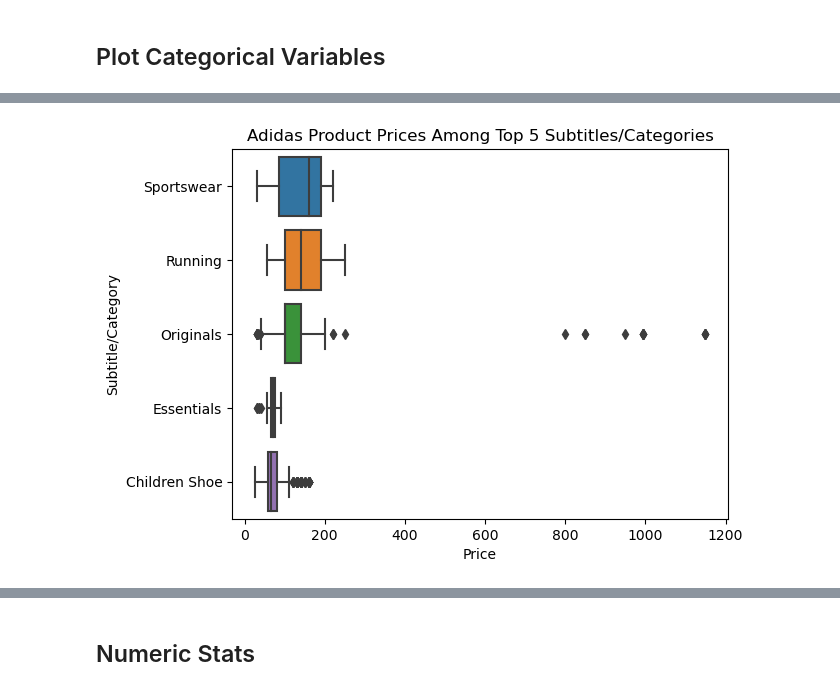
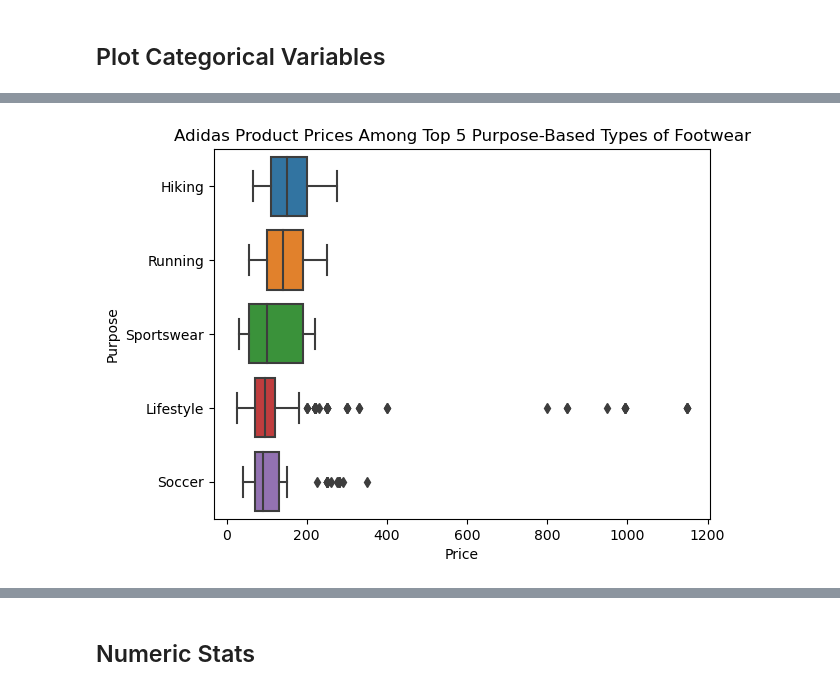
Before and after one commit to jasonkyungkim/nike_adidas_shoes, a Jupyter notebook: adidas_eda.ipynb, the cells around one changed output, grey strips where cells are left out. Drawn from its saved outputs; the diff is of its cells as text; code cells hidden in the pictures.

Commit message:
regrouped subtitle to categories and purposes + more eda on price distributions

```diff
--- a/adidas_eda.ipynb
+++ b/adidas_eda.ipynb
@@ -233,5 +233,5 @@ adidas.to_csv("data/adidas_merged_cleaned2.csv")
 # %% [markdown]
 # Import cleaned dataset
 # %%
-adidas = pd.read_csv("data/adidas_merged_cleaned2.csv")
-display(adidas.head())
+adidas = pd.read_csv("data/adidas_merged_cleaned2.csv", index_col = 0)
+display(adidas.head(2))
@@ -277,8 +279,8 @@ adidas = adidas.replace({'purpose' : { ".*Running.*" : "Running",
                                        ".*Basketball.*" : "Basketball",
                                        ".*Baseball.*" : "Baseball",
                                        ".*Volleyball.*" : "Volleyball",
-                                       ".+Hiking.+" : "Hiking",
-                                       "TERREX": "Hiking",
+                                       ".*Hiking.*" : "Hiking",
+                                       ".*TERREX.*": "Hiking",
                                        ".*HIIT.*" : "Training",
                                        ".*Skate.*" : "Skate",
                                        ".*Football.*" : "Football",
@@ -294,7 +296,7 @@ adidas = adidas.replace({'purpose' : { ".*Running.*" : "Running",
                                        "^Slip-On$" : "Sandal",
                                        ".*Softball.*" : "Softball",
                                        ".*Golf.*" : "Golf",
-                                       ".*Soccer.*" : "Soccer,
+                                       ".*Soccer.*" : "Soccer",
                                        ".*Tennis.*" : "Tennis",
                                        ".*Training.*" : "Training",
                                        ".*Custom.*" : "Custom",
@@ -305,13 +307,13 @@ adidas = adidas.replace({'purpose' : { ".*Running.*" : "Running",
                                        ".*Track.*" : "Track",
                                        ".*Originals.*": "Lifestyle",
                                        ".*Boxing.*": "Boxing",
-                                       ".*Sportswear.*": "Sportswear"
+                                       ".*Sportswear.*": "Sportswear",
                                        ".*Yoga.*": "Yoga",
-                                       ".*Swim.*": "Swim"
+                                       ".*Swim.*": "Swim",
                                        ".*Five Ten.*": "Climbing & Mountain Biking"
                                       }}, regex = True)
-adidas = adidas.replace({'purpose' : { "Y-3" : "Lifestyle",
-                                      "adidas by Stella McCartney": "Lifestyle"}}, regex = False)
+adidas = adidas.replace({'purpose' : { "Y[-]3" : "Lifestyle",
+                                      ".*adidas by Stella McCartney.*": "Lifestyle"}}, regex = True)
 
 # adidas['subtitle'] = adidas['subtitle'].str.replace("Men's","")
 # adidas['subtitle'] = adidas['subtitle'].str.replace("Women's","")
@@ -402,15 +434,16 @@ adidas_top_purposes = adidas.loc[adidas.purpose.isin(top_purposes.index.tolist()
 # %%
+adidas_top_purposes = adidas.loc[adidas.purpose.isin(top_purposes.index.tolist())]
 top_purposes_sorted = adidas_top_purposes.groupby('purpose').price.median().sort_values(ascending = False)
 
 # order box plot by median
-sns.boxplot(data = adidas_top_purposes, y='subtitle', x='price',
+sns.boxplot(data = adidas_top_purposes, y = 'purpose', x = 'price',
             order = top_purposes_sorted.index)
 plt.xlabel('Price')
 plt.ylabel('Purpose')
 plt.title('Adidas Product Prices Among Top 5 Purpose-Based Types of Footwear')
 plt.show()
 # %% [output]
-[figure, old version]
+[figure, new version]
 # %%
 cat_price_median_sorted = adidas.groupby('category').price.median().sort_values(ascending = False)
 
```
Also changed, not shown: parts of 14 cells of this notebook.
